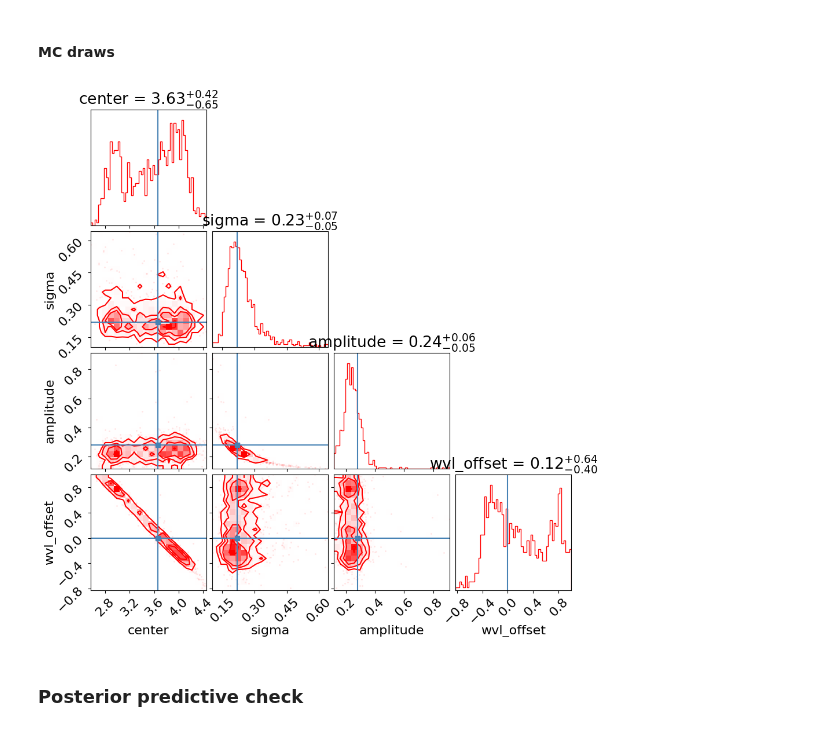
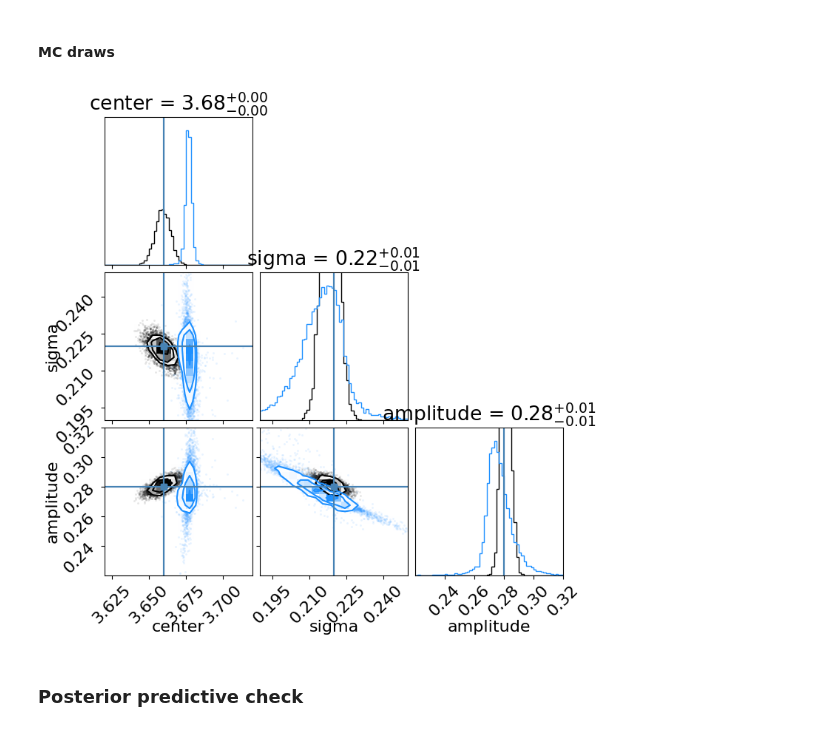
Before and after one commit to franciscoardevolmartinez/FlopPITy, a Jupyter notebook: examples/Example.ipynb, the cells around one changed output. Saved outputs shown, nothing was run; the diff lists cells and outputs as text; code cells hidden in the pictures.

```diff
--- a/examples/Example.ipynb
+++ b/examples/Example.ipynb
@@ -110,17 +111,18 @@ R.add_parameter('wvl_offset', -1,1, post_process=True)
 # %%
 training_kwargs= dict(
-    stop_after_epochs = 5,
+    stop_after_epochs = 20,
     num_atoms = 10,
     learning_rate=5e-4
 )
 
 flow_kwargs=dict(
     flow='nsf',
-    bins=3,
-    transforms=5,
+    bins=5,
+    transforms=8,
     blocks=2,
     hidden=32,
-    dropout=0.05
+    dropout=0.25,
+    tail_bound=2
 )
 # %% [markdown]
 ### Run retrieval
@@ -170,7 +178,7 @@ R=Retrieval.load('r.pkl')
 # %% [markdown]
 ### Resume training
 # %%
-R.run(flow_kwargs=flow_kwargs, resume=True, n_threads=1, training_kwargs=training_kwargs, n_rounds=8, n_samples=100)
+R.run(flow_kwargs=flow_kwargs, resume=True, n_threads=1, training_kwargs=training_kwargs, n_rounds=5, n_samples=100)
 # %% [output]
 Resuming training...
 Round 1
@@ -293,34 +258,60 @@ for i in range(n_mc):
 # %%
 #plot nested sampling posterior
-# samples = sresults.samples_equal()
-# narrow=[(3.62,3.72),(0.19,0.25),(0.22,0.32)]
-# broad=[(1.,5),(0.1,0.7),(0.,1)]
+samples = sresults.samples_equal()
+narrow=[(3.62,3.72),(0.19,0.25),(0.22,0.32)]
+broad=[(3.2,4),(0.1,0.3),(0.2,0.5)]
+CORNER_KWARGS=dict(
+    plot_density=True,
+    hist_bin_factor=3,
+    plot_contours=True,
+    show_titles=True,
+    truths=[3.66, 0.22, 0.28],
+    range=narrow,
+    color='k'
+)
+ns = corner(sresults.samples_equal(), **CORNER_KWARGS)
+
 # CORNER_KWARGS=dict(
 #     plot_density=True,
 #     hist_bin_factor=3,
 #     plot_contours=True,
 #     show_titles=True,
 #     truths=[3.66, 0.22, 0.28],
-#     range=narrow,
-#     color='k'
+#     range=broad,
+#     fig=ns,
+#     color='coral'
 # )
-# ns = corner(sresults.samples_equal(), **CORNER_KWARGS)
+# # fig=R_maf.plot_corner( n_samples=len(samples),**CORNER_KWARGS)
+# fig=corner(maf, **CORNER_KWARGS)
+
+# CORNER_KWARGS=dict(
+#     plot_density=True,
+#     hist_bin_factor=3,
+#     plot_contours=True,
+#     show_titles=True,
+#     truths=[3.66, 0.22, 0.28],
+#     range=broad,
+#     fig=ns,
+#     color='forestgreen'
+# )
+# # fig=R_made.plot_corner( n_samples=len(samples),**CORNER_KWARGS)
+# figure = corner(made, **CORNER_KWARGS)
+# # fig = corner(np.vstack(draws), **CORNER_KWARGS)
 
 CORNER_KWARGS=dict(
     plot_density=True,
     hist_bin_factor=3,
     plot_contours=True,
     show_titles=True,
-    truths=[3.66, 0.22, 0.28, 0],
-    # range=narrow,
-    # fig=ns,
-    color='red'
+    truths=[3.66, 0.22, 0.28],
+    range=narrow,
+    fig=ns,
+    color='dodgerblue'
 )
-fig=R.plot_corner(**CORNER_KWARGS)
-# figure = corner(agg_samples, **CORNER_KWARGS)
-# fig = corner(np.vstack(draws), **CORNER_KWARGS)
+fig=R.plot_corner(n_samples=len(samples),**CORNER_KWARGS)
+# figure = corner(nsf, **CORNER_KWARGS)
 # %% [output]
-[figure, old version]
+[figure, new version]
 # %% [markdown]
 ### Posterior predictive check
 # %%
```
Also changed, not shown: parts of 11 cells of this notebook, 1 other file.
